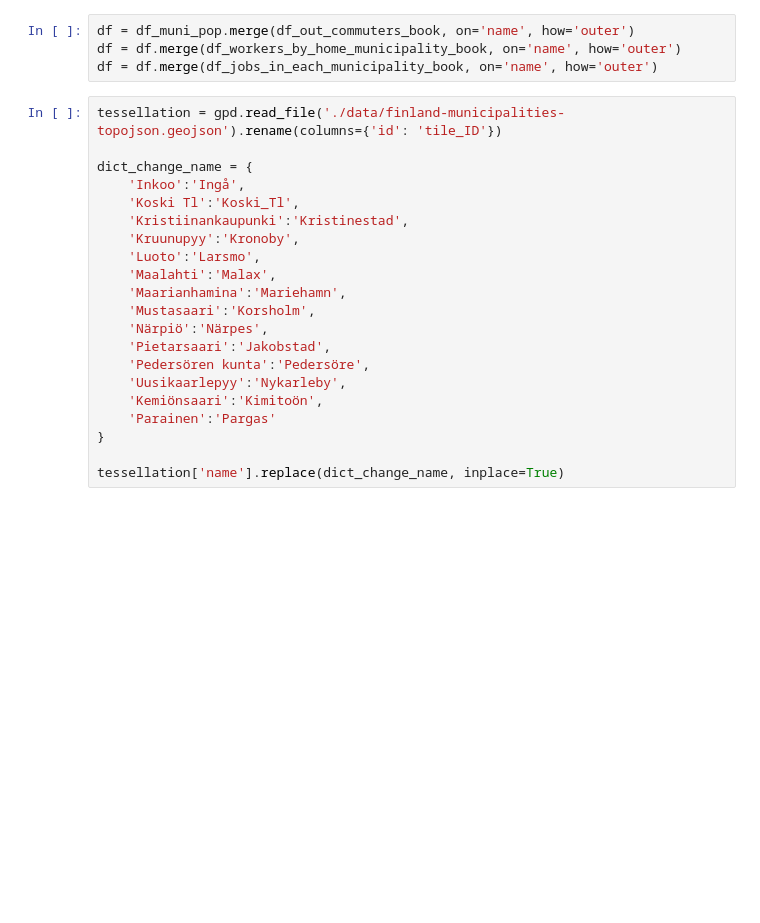
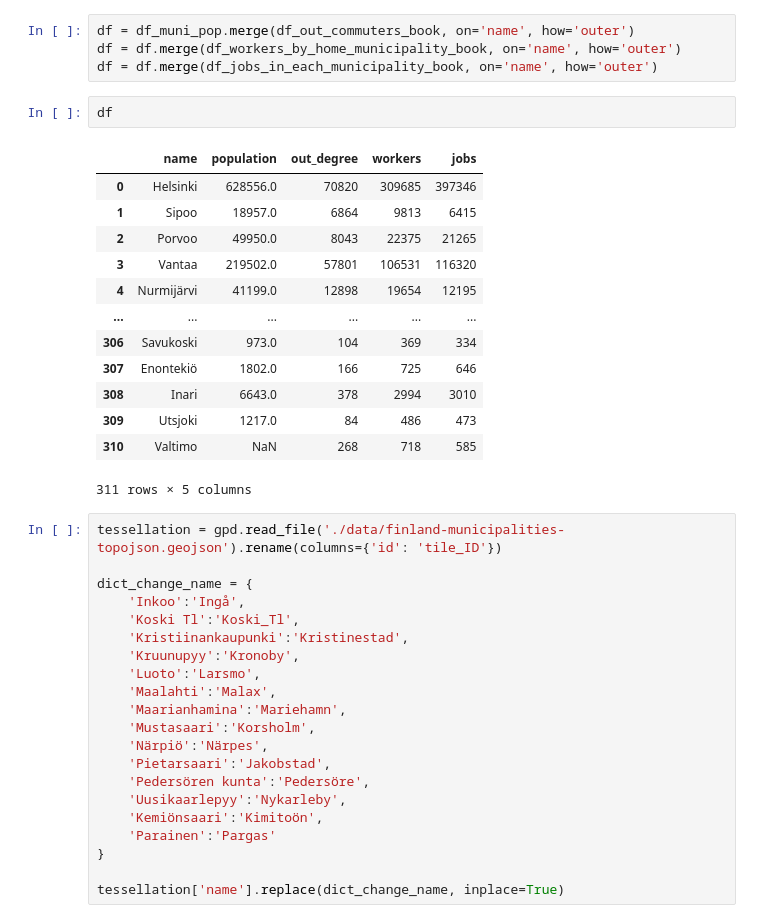
Before and after one commit to SaraHeydari/dynamic-mobility, a Jupyter notebook: gravity_models.ipynb, the cells around one changed output. Cells and saved outputs as stored; diff of their text form; blank space fills up the shorter version.

```diff
--- a/gravity_models.ipynb
+++ b/gravity_models.ipynb
@@ -92,6 +99,22 @@ df_jobs_in_each_municipality_book = pd.DataFrame(jobs_in_each_municipality_book.
 df = df_muni_pop.merge(df_out_commuters_book, on='name', how='outer')
 df = df.merge(df_workers_by_home_municipality_book, on='name', how='outer')
 df = df.merge(df_jobs_in_each_municipality_book, on='name', how='outer')
+# %%
+df
+# %% [output]
+|  | name | population | out_degree | workers | jobs |
+| 0 | Helsinki | 628556.0 | 70820 | 309685 | 397346 |
+| 1 | Sipoo | 18957.0 | 6864 | 9813 | 6415 |
+| 2 | Porvoo | 49950.0 | 8043 | 22375 | 21265 |
+| 3 | Vantaa | 219502.0 | 57801 | 106531 | 116320 |
+| 4 | Nurmijärvi | 41199.0 | 12898 | 19654 | 12195 |
+| ... | ... | ... | ... | ... | ... |
+| 306 | Savukoski | 973.0 | 104 | 369 | 334 |
+| 307 | Enontekiö | 1802.0 | 166 | 725 | 646 |
+| 308 | Inari | 6643.0 | 378 | 2994 | 3010 |
+| 309 | Utsjoki | 1217.0 | 84 | 486 | 473 |
+| 310 | Valtimo | NaN | 268 | 718 | 585 |
+311 rows × 5 columns
 # %%
 tessellation = gpd.read_file('./data/finland-municipalities-topojson.geojson').rename(columns={'id': 'tile_ID'})
 
```
Also changed, not shown: parts of 6 cells of this notebook, 1 other file.
